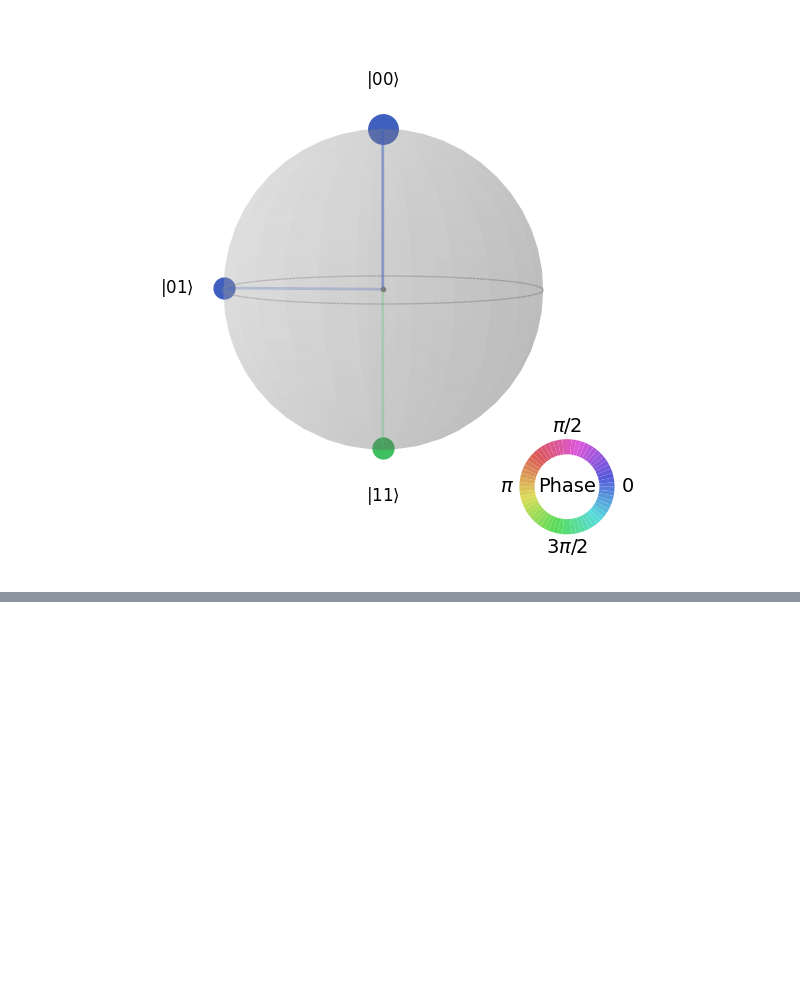
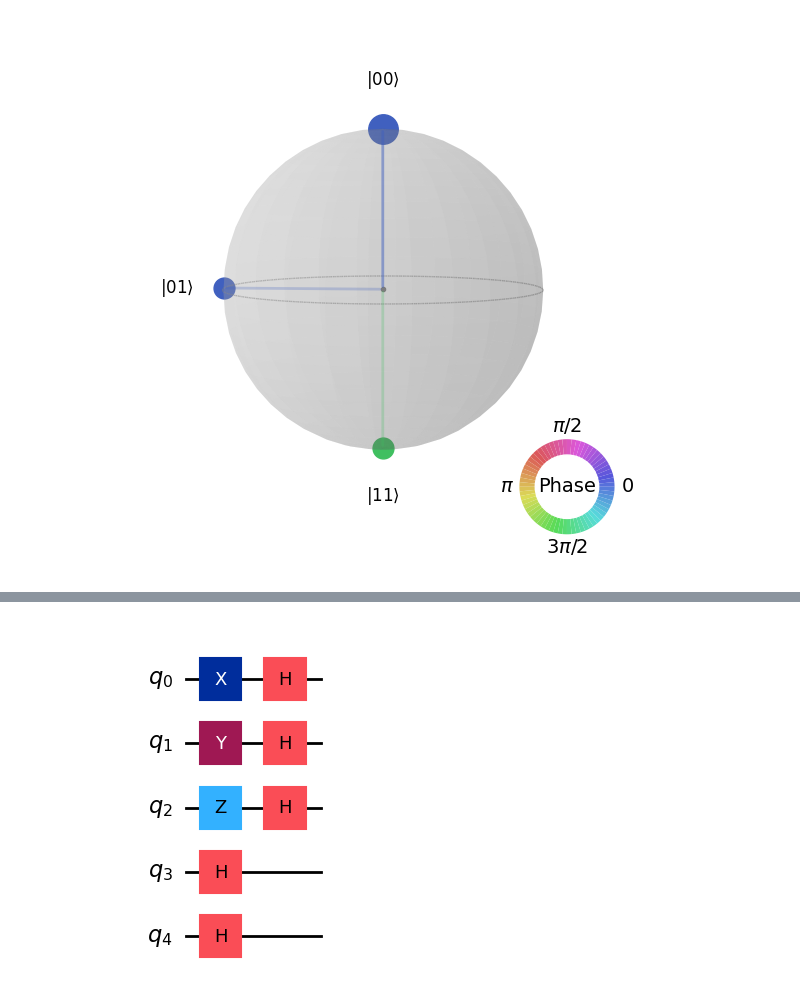
Before and after one commit to SeattleQuantumComputingMeetup/qiskit_developer_certification, a Jupyter notebook: qiskit_dev_cert_exam_prep_meetup_presentation_nhawkins_jun30_2025.ipynb, the cells around one changed output, grey strips where cells are left out. Cells and saved outputs as stored; diff of their text form; code cells hidden in the pictures; blank space fills up the shorter version.

```diff
--- a/qiskit_dev_cert_exam_prep_meetup_presentation_nhawkins_jun30_2025.ipynb
+++ b/qiskit_dev_cert_exam_prep_meetup_presentation_nhawkins_jun30_2025.ipynb
@@ -525,0 +568,5 @@ plot_state_qsphere(psi)
+# %%
+# we can decompose the circuit to see the individual gates and verify what we created
+qc.decompose().draw("mpl")
+# %% [output]
+[figure, added]
```
Also changed, not shown: parts of 30 cells of this notebook.
